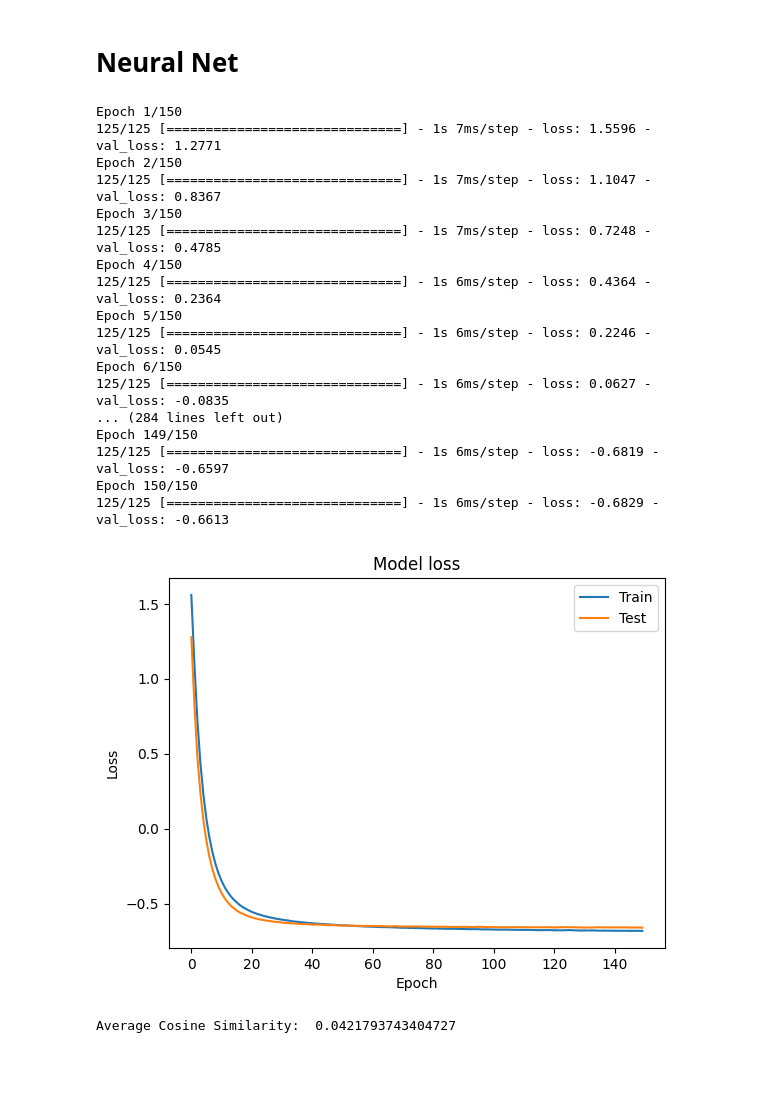
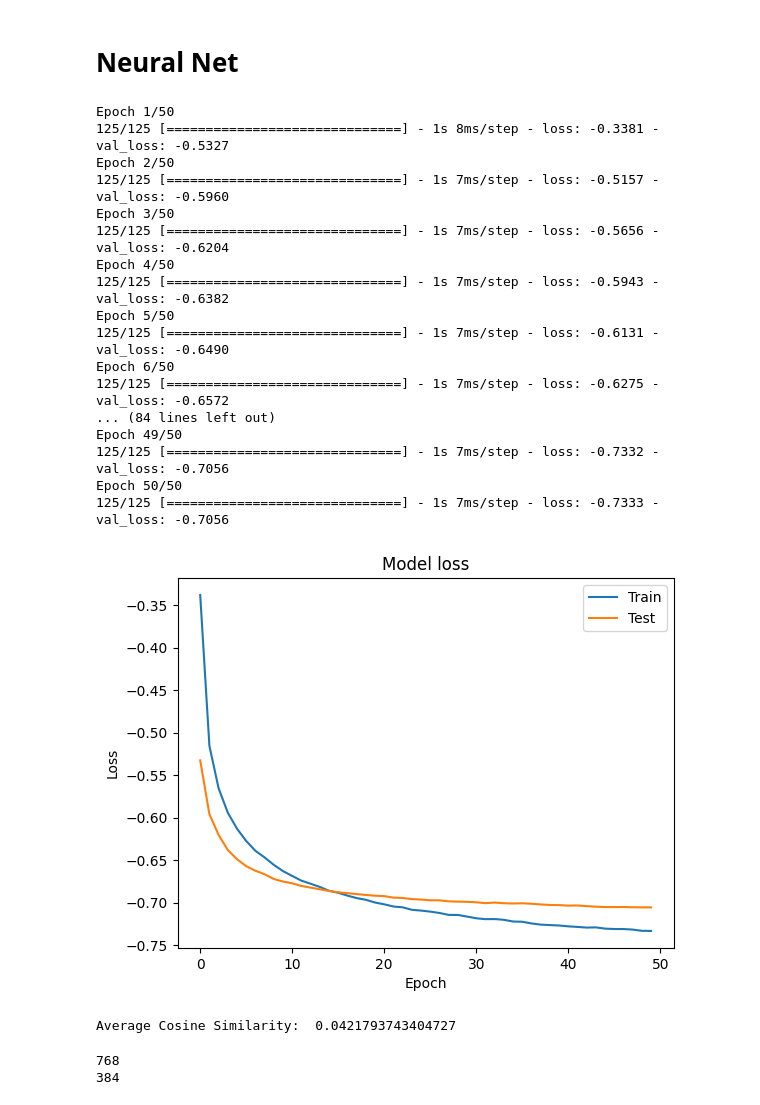
Before and after one commit to P-H-B-D/EmbeddingsTranslation, a Jupyter notebook: NN.ipynb, the cells around one changed output. Cells and saved outputs as stored; diff of their text form; code cells hidden in the pictures; blank space fills up the shorter version.

```diff
--- a/NN.ipynb
+++ b/NN.ipynb
@@ -51,58 +51,58 @@ model = Sequential()
 
 
 # Add an first hidden layer
-model.add(Dense(2048, activation='relu', input_shape=(768,), kernel_regularizer=l2(0.00)))
+model.add(Dense(1024, activation='relu', input_shape=(768,), kernel_regularizer=l2(0.00)))
 
 # Add a dropout layer for regularization
 model.add(Dropout(0.5))
 
 # Add a second hidden layer
-model.add(Dense(2048, activation='relu', kernel_regularizer=l2(0.00)))
+model.add(Dense(1023, activation='relu', kernel_regularizer=l2(0.00)))
 
 # Add a dropout layer for regularization
 model.add(Dropout(0.5))
 
 
 # Add an output layer
 model.add(Dense(384, activation='linear'))
 
 # compile model
 model.compile(loss=cosine_similarity_loss, optimizer=tf.keras.optimizers.legacy.Adam(learning_rate=0.001))
 
 # add early stopping
 es = EarlyStopping(monitor='val_loss', mode='min', verbose=1, patience=50)
 
 # fit the model to the training data
-history = model.fit(train_x, train_y, validation_data=(test_x, test_y), epochs=150, batch_size=32, callbacks=[es])
+history = model.fit(train_x, train_y, validation_data=(test_x, test_y), epochs=50, batch_size=32, callbacks=[es])
 
 # plot the training loss
 plt.plot(history.history['loss'])
 # plot the validation loss
 plt.plot(history.history['val_loss'])
 plt.title('Model loss')
 plt.ylabel('Loss')
 plt.xlabel('Epoch')
 plt.legend(['Train', 'Test'], loc='upper right')
 plt.show()
 # %% [output]
-Epoch 1/150
-125/125 [==============================] - 1s 7ms/step - loss: 1.5596 - val_loss: 1.2771
-Epoch 2/150
-125/125 [==============================] - 1s 7ms/step - loss: 1.1047 - val_loss: 0.8367
-Epoch 3/150
-125/125 [==============================] - 1s 7ms/step - loss: 0.7248 - val_loss: 0.4785
-Epoch 4/150
-125/125 [==============================] - 1s 6ms/step - loss: 0.4364 - val_loss: 0.2364
-Epoch 5/150
-125/125 [==============================] - 1s 6ms/step - loss: 0.2246 - val_loss: 0.0545
-Epoch 6/150
-125/125 [==============================] - 1s 6ms/step - loss: 0.0627 - val_loss: -0.0835
-... (284 lines left out)
-Epoch 149/150
-125/125 [==============================] - 1s 6ms/step - loss: -0.6819 - val_loss: -0.6597
-Epoch 150/150
-125/125 [==============================] - 1s 6ms/step - loss: -0.6829 - val_loss: -0.6613
+Epoch 1/50
+125/125 [==============================] - 1s 8ms/step - loss: -0.3381 - val_loss: -0.5327
+Epoch 2/50
+125/125 [==============================] - 1s 7ms/step - loss: -0.5157 - val_loss: -0.5960
+Epoch 3/50
+125/125 [==============================] - 1s 7ms/step - loss: -0.5656 - val_loss: -0.6204
+Epoch 4/50
+125/125 [==============================] - 1s 7ms/step - loss: -0.5943 - val_loss: -0.6382
+Epoch 5/50
+125/125 [==============================] - 1s 7ms/step - loss: -0.6131 - val_loss: -0.6490
+Epoch 6/50
+125/125 [==============================] - 1s 7ms/step - loss: -0.6275 - val_loss: -0.6572
+... (84 lines left out)
+Epoch 49/50
+125/125 [==============================] - 1s 7ms/step - loss: -0.7332 - val_loss: -0.7056
+Epoch 50/50
+125/125 [==============================] - 1s 7ms/step - loss: -0.7333 - val_loss: -0.7056
-[figure, old version]
+[figure, new version]
 # %%
 import numpy as np
 
@@ -118,3 +118,25 @@ avg_cos_sim = avg_cosine_similarity(train_y)
 print("Average Cosine Similarity: ", avg_cos_sim)
 # %% [output]
 Average Cosine Similarity:  0.0421793743404727
+# %%
+from sentence_transformers import SentenceTransformer
+mpnet_model = SentenceTransformer('sentence-transformers/all-mpnet-base-v2')
+
+encoding_target = ["hello, how are you doing today?"]
+mpnet_encoded_data = [mpnet_model.encode(x) for x in encoding_target]
+
+
+sbert_model = SentenceTransformer('sentence-transformers/all-MiniLM-L6-v2')
+sbert_encoded_data = [sbert_model.encode(x) for x in encoding_target]
+
+#input: mpnet encoded.
+#output: sbert encoded.
+
+#forward pass (mpnet) -> pseudo-sbert
+#cosine similarity between sbert and pseudo sbert
+
+print(len(mpnet_encoded_data[0]))
+print(len(sbert_encoded_data[0]))
+# %% [output]
+768
+384
```
Also changed, not shown: parts of 1 cell of this notebook, 3 other files.
